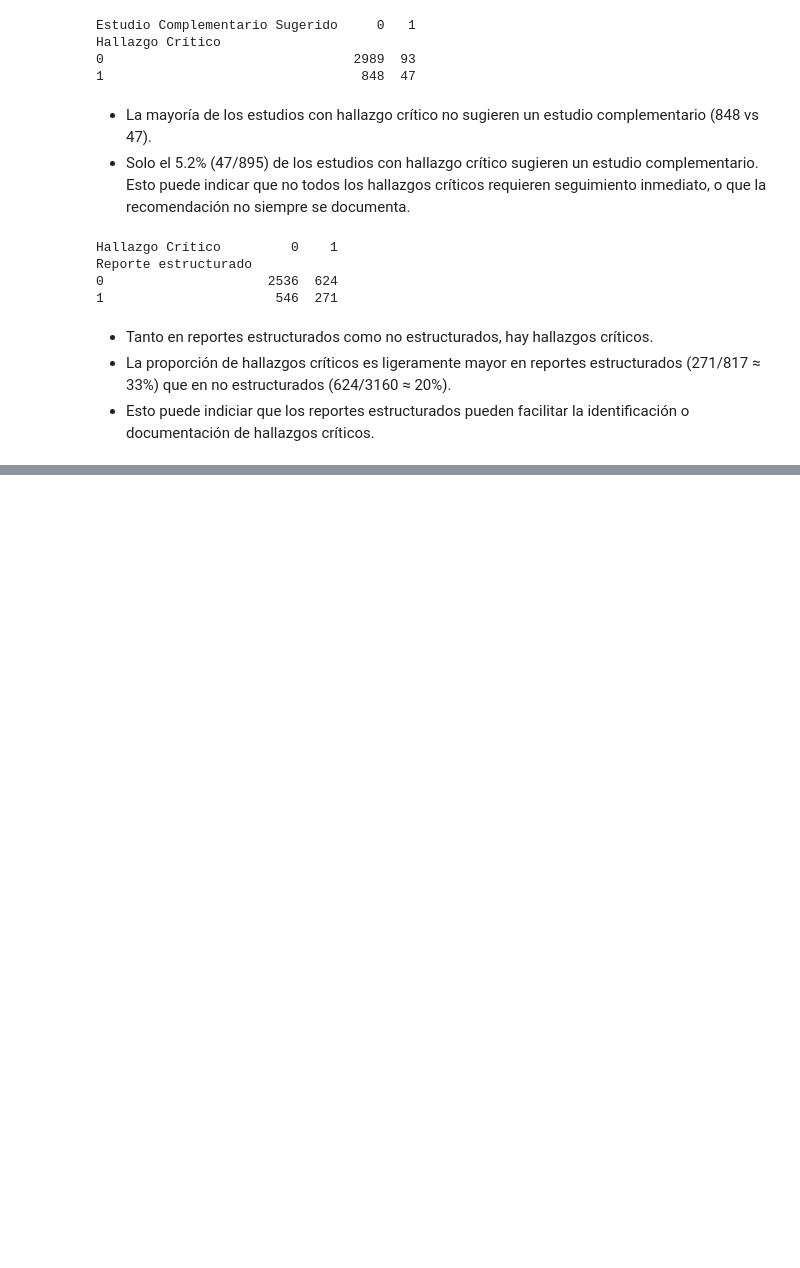
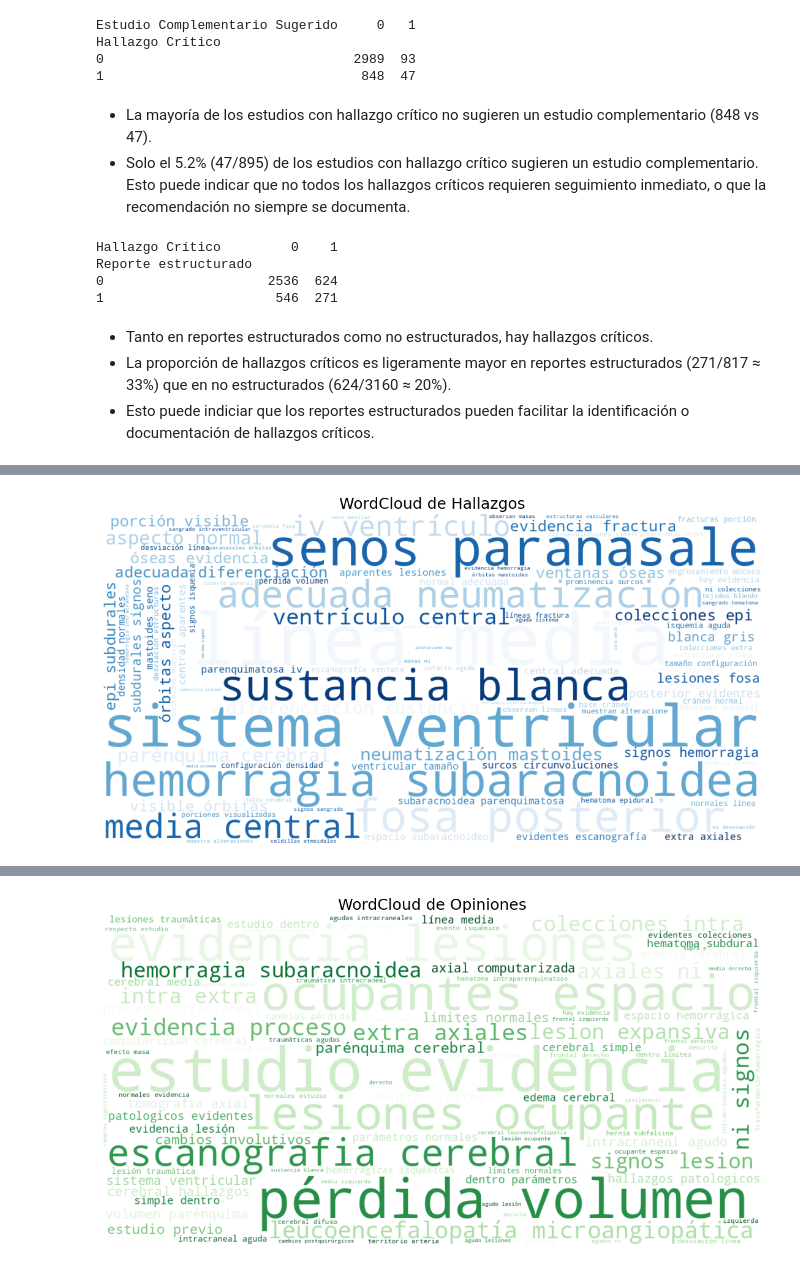
Before and after one commit to isabelaocampos/PDG-Diagnostico-Clinico, a Jupyter notebook: notebooks/Analisis_y_Transformacion_1.ipynb, the cells around one changed output, grey strips where cells are left out. Drawn from its saved outputs; the diff is of its cells as text; code cells hidden in the pictures; blank space fills up the shorter version.

```diff
--- a/notebooks/Analisis_y_Transformacion_1.ipynb
+++ b/notebooks/Analisis_y_Transformacion_1.ipynb
@@ -397,0 +352,63 @@ Reporte estructurado
+# %%
+stopwords_es = [
+    'de','la','y','el','en','del','con','se','las','los','por','para','al','lo','un','una','es','su','sus','que','a','o','sin','no'
+]
+
+# HALLAZGOS
+all_text_h = ' '.join(df['Hallazgos'].dropna().astype(str).tolist()).lower()
+words_h = re.findall(r'\b\w+\b', all_text_h)
+words_h_filtradas = [w for w in words_h if w not in stopwords_es]
+counter_h = Counter(words_h_filtradas)
+print("TOP 5 PALABRAS MÁS FRECUENTES EN HALLAZGOS (sin conectores)")
+for palabra, freq in counter_h.most_common(5):
+    print(f"{palabra:<20} {freq}")
+
+vectorizer_h = CountVectorizer(ngram_range=(2,3), max_features=20, stop_words=stopwords_es)
+X_h = vectorizer_h.fit_transform(df['Hallazgos'].dropna().astype(str).str.lower())
+ngrams_h = vectorizer_h.get_feature_names_out()
+counts_h = X_h.sum(axis=0).A1
+ngram_freq_h = sorted(zip(ngrams_h, counts_h), key=lambda x: -x[1])
+print("\nTOP 20 N-GRAMAS MÁS FRECUENTES EN HALLAZGOS (sin conectores)")
+for ngrama, freq in ngram_freq_h:
+    print(f"{ngrama:<35} {freq}")
+
+corpus_hallazgos = ' '.join(words_h_filtradas)
+wc_hallazgos = WordCloud(
+    width=1200, height=600, background_color='white',
+    stopwords=stopwords_es, colormap='Blues', max_words=100
+).generate(corpus_hallazgos)
+plt.figure(figsize=(14, 7))
+plt.imshow(wc_hallazgos, interpolation='bilinear')
+plt.axis('off')
+plt.title('WordCloud de Hallazgos', fontsize=18)
+plt.show()
+
+# OPINIONES
+all_text_o = ' '.join(df['Opinión'].dropna().astype(str).tolist()).lower()
+words_o = re.findall(r'\b\w+\b', all_text_o)
+words_o_filtradas = [w for w in words_o if w not in stopwords_es]
+counter_o = Counter(words_o_filtradas)
+print("TOP 5 PALABRAS MÁS FRECUENTES EN OPINIONES (sin conectores)")
+for palabra, freq in counter_o.most_common(5):
+    print(f"{palabra:<20} {freq}")
+
+vectorizer_o = CountVectorizer(ngram_range=(2,3), max_features=20, stop_words=stopwords_es)
+X_o = vectorizer_o.fit_transform(df['Opinión'].dropna().astype(str).str.lower())
+ngrams_o = vectorizer_o.get_feature_names_out()
+counts_o = X_o.sum(axis=0).A1
+ngram_freq_o = sorted(zip(ngrams_o, counts_o), key=lambda x: -x[1])
+print("\nTOP 20 N-GRAMAS MÁS FRECUENTES EN OPINIONES (sin conectores)")
+for ngrama, freq in ngram_freq_o:
+    print(f"{ngrama:<35} {freq}")
+
+corpus_opiniones = ' '.join(words_o_filtradas)
+wc_opiniones = WordCloud(
+    width=1200, height=600, background_color='white',
+    stopwords=stopwords_es, colormap='Greens', max_words=100
+).generate(corpus_opiniones)
+plt.figure(figsize=(14, 7))
+plt.imshow(wc_opiniones, interpolation='bilinear')
+plt.axis('off')
+plt.title('WordCloud de Opiniones', fontsize=18)
+plt.show()
+# %% [output]
@@ -397,0 +432 @@ Reporte estructurado
+[figure, added]
@@ -398 +450,2 @@ Reporte estructurado
+[figure, added]
 # %%
```
Also changed, not shown: parts of 10 cells of this notebook.
